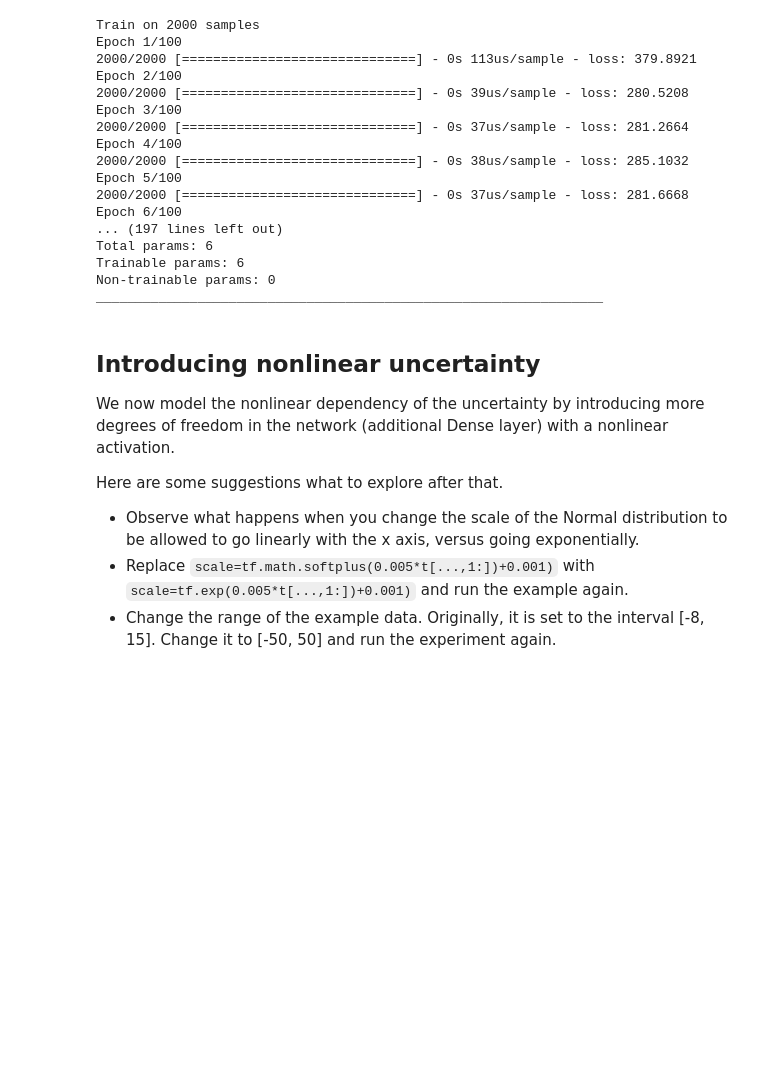
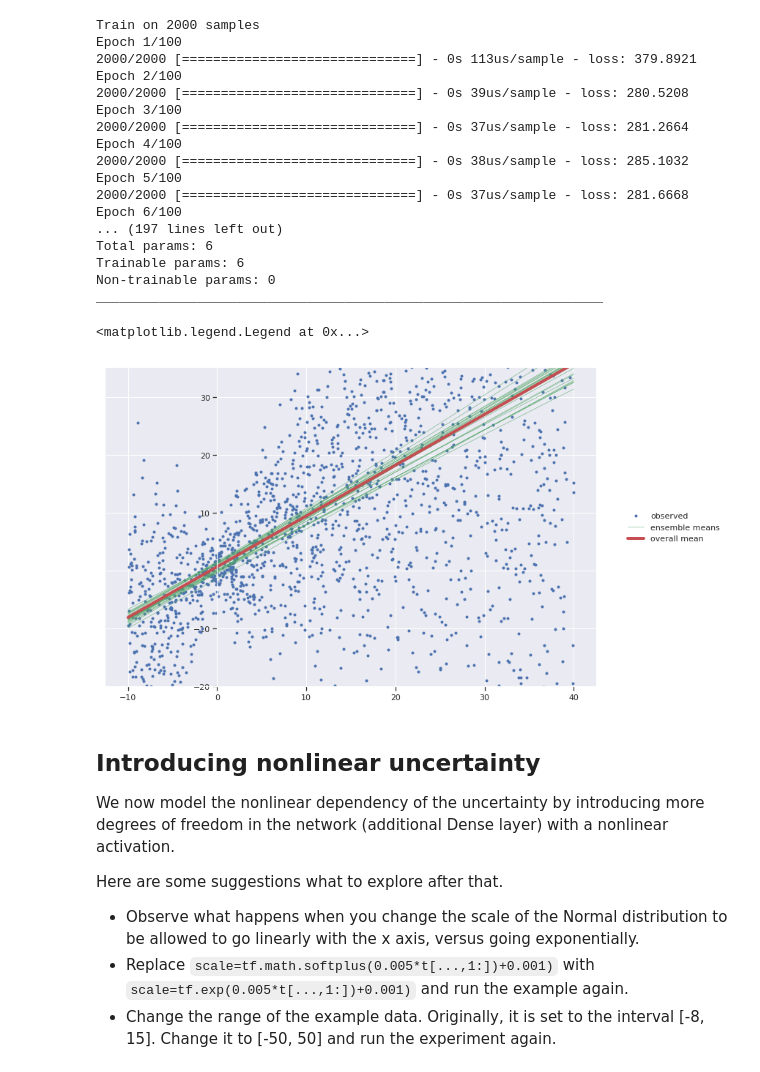
Before and after one commit to mtwenzel/teaching, a Jupyter notebook: TFP_from_regression_to_model.ipynb, the cells around one changed output. Cells and saved outputs as stored; diff of their text form; code cells hidden in the pictures; blank space fills up the shorter version.

```diff
--- a/TFP_from_regression_to_model.ipynb
+++ b/TFP_from_regression_to_model.ipynb
@@ -239,6 +239,37 @@ Total params: 6
 Trainable params: 6
 Non-trainable params: 0
 _________________________________________________________________
+# %%
+#@title Predict
+x_tst = np.linspace(low,high).reshape(-1,1)
+yhats = [model(x_tst) for _ in range(100)]
+# %%
+#@title Plot {display-mode:'form'}
+plt.figure(figsize=[12, 8])  # inches
+plt.clf();
+plt.plot(X, Y, 'b.', label='observed');
+
+avgm = np.zeros_like(x_tst[..., 0])
+for i, yhat in enumerate(yhats):
+  m = np.squeeze(yhat.mean())
+  s = np.squeeze(yhat.stddev())
+  if i < 25:
+    plt.plot(x_tst, m, 'g', label='ensemble means' if i == 0 else None, linewidth=0.5)
+  avgm += m
+plt.plot(x_tst, avgm/len(yhats), 'r', label='overall mean', linewidth=4)
+
+plt.ylim(-20,35);
+
+ax=plt.gca();
+ax.xaxis.set_ticks_position('bottom')
+ax.yaxis.set_ticks_position('left')
+ax.spines['left'].set_position(('data', 0))
+ax.spines['top'].set_visible(False)
+ax.spines['right'].set_visible(False)
+plt.legend(loc='center left', fancybox=True, framealpha=0., bbox_to_anchor=(1.05, 0.5))
+# %% [output]
+<matplotlib.legend.Legend at 0x...>
+[figure, added]
 # %% [markdown]
 ## Introducing nonlinear uncertainty
 
```
Also changed, not shown: parts of 1 cell of this notebook.
